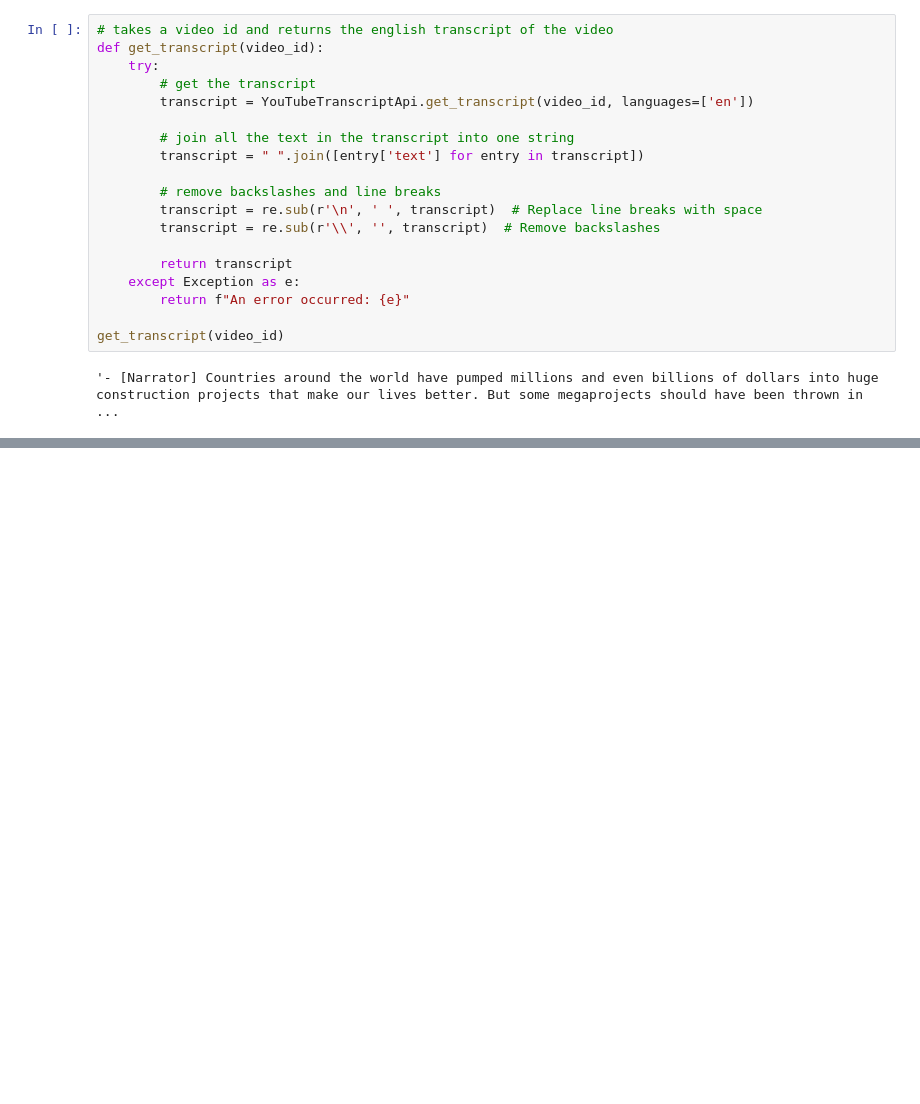
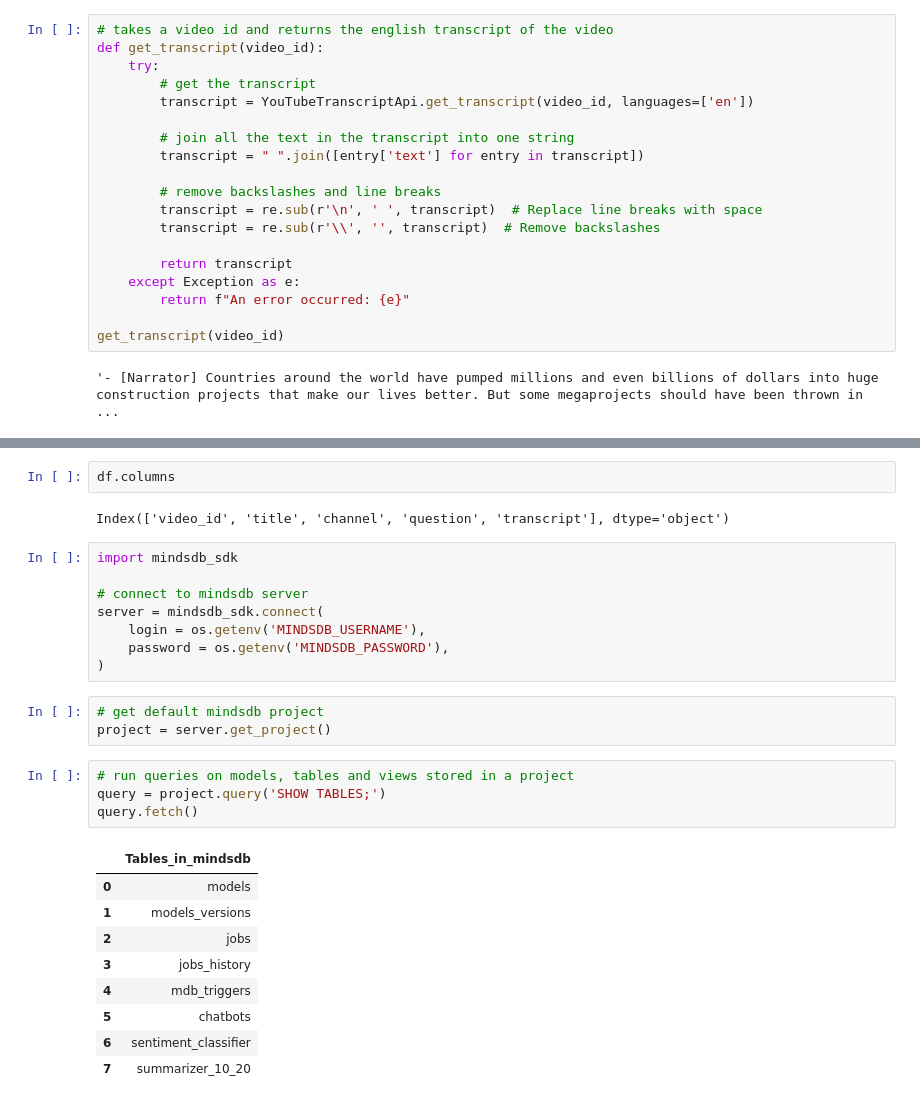
Before and after one commit to IdkwhatImD0ing/STUDYAI, a Jupyter notebook: youtube_transcript.ipynb, the cells around one changed output, grey strips where cells are left out. Drawn from its saved outputs; the diff is of its cells as text; blank space fills up the shorter version.

Commit message:
Add youtube query
Fails to generate open ai model in mindsdb

```diff
--- a/youtube_transcript.ipynb
+++ b/youtube_transcript.ipynb
@@ -27,0 +103,29 @@ get_transcript(video_id)
+# %%
+df.columns
+# %% [output]
+Index(['video_id', 'title', 'channel', 'question', 'transcript'], dtype='object')
+# %%
+import mindsdb_sdk
+
+# connect to mindsdb server
+server = mindsdb_sdk.connect(
+    login = os.getenv('MINDSDB_USERNAME'),
+    password = os.getenv('MINDSDB_PASSWORD'),
+)
+# %%
+# get default mindsdb project
+project = server.get_project()
+# %%
+# run queries on models, tables and views stored in a project
+query = project.query('SHOW TABLES;')
+query.fetch()
+# %% [output]
+|  | Tables_in_mindsdb |
+| 0 | models |
+| 1 | models_versions |
+| 2 | jobs |
+| 3 | jobs_history |
+| 4 | mdb_triggers |
+| 5 | chatbots |
+| 6 | sentiment_classifier |
+| 7 | summarizer_10_20 |
```
Also changed, not shown: parts of 9 cells of this notebook, 2 other files.
